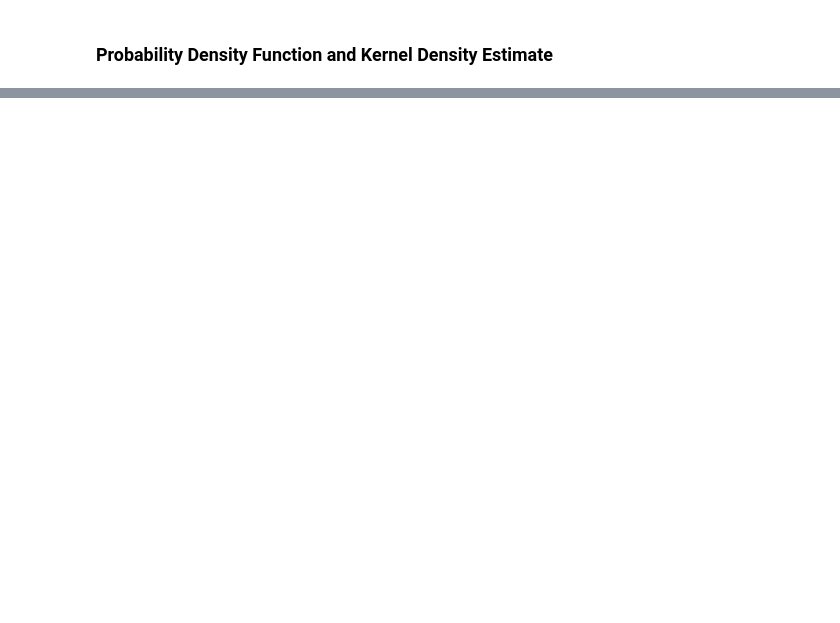
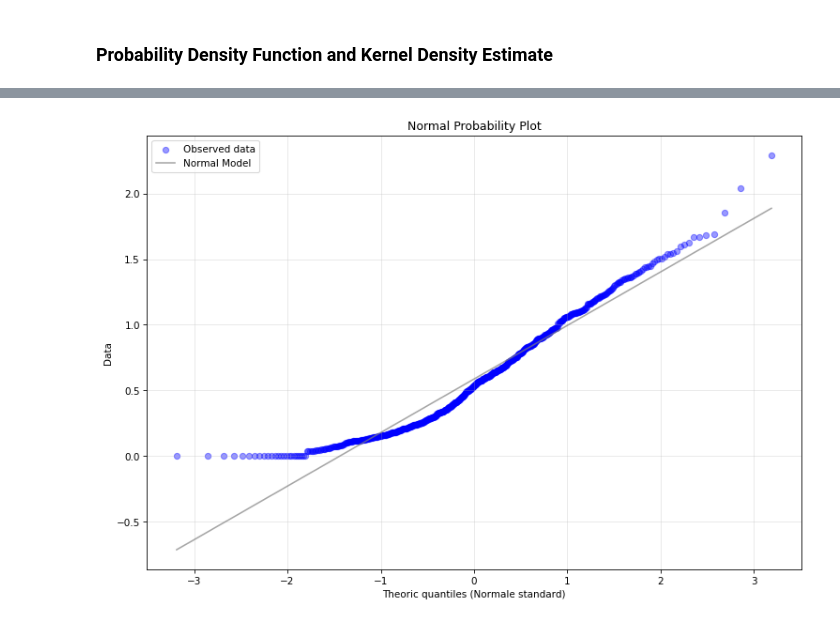
Before and after one commit to thedanicode24/moneypuck-data, a Jupyter notebook: skaters/goals-per-60.ipynb, the cells around one changed output, grey strips where cells are left out. Cells and saved outputs as stored; diff of their text form; code cells hidden in the pictures; blank space fills up the shorter version.

```diff
--- a/skaters/goals-per-60.ipynb
+++ b/skaters/goals-per-60.ipynb
@@ -126,0 +137,4 @@ da.plot_gaussian_kde(df_goals, feature)
+# %%
+da.normal_probability_plot(df_goals[feature])
+# %% [output]
+[figure, added]
```
Also changed, not shown: parts of 5 cells of this notebook, 3 other files.
